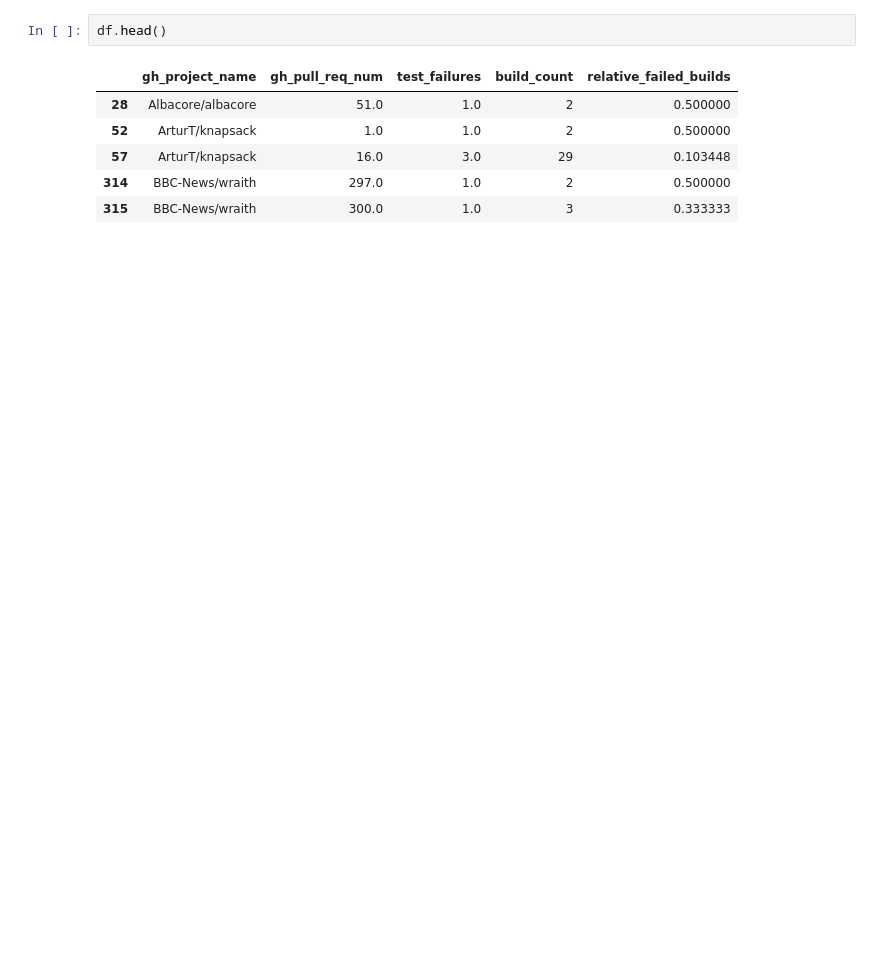
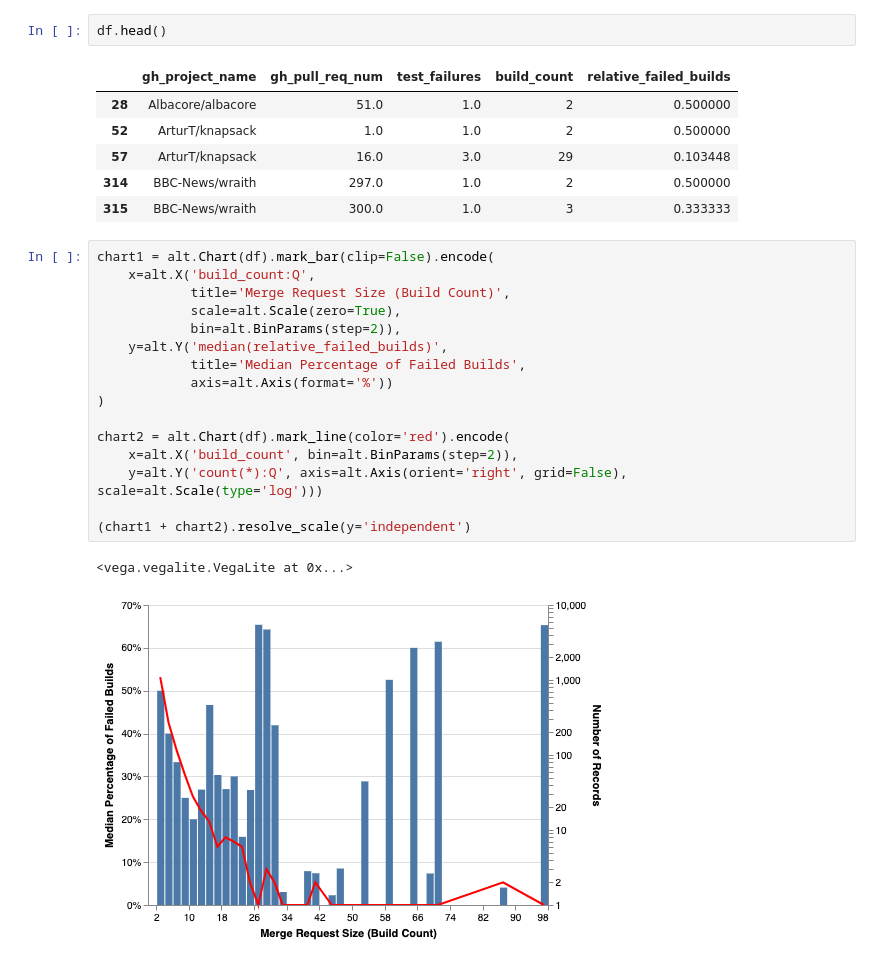
Before and after one commit to f4lco/testmining, a Jupyter notebook: notebook/Pull Requests.ipynb, the cells around one changed output. Cells and saved outputs as stored; diff of their text form; blank space fills up the shorter version.

```diff
--- a/notebook/Pull Requests.ipynb
+++ b/notebook/Pull Requests.ipynb
@@ -140,3 +140,22 @@ df.head()
 | 57 | ArturT/knapsack | 16.0 | 3.0 | 29 | 0.103448 |
 | 314 | BBC-News/wraith | 297.0 | 1.0 | 2 | 0.500000 |
 | 315 | BBC-News/wraith | 300.0 | 1.0 | 3 | 0.333333 |
+# %%
+chart1 = alt.Chart(df).mark_bar(clip=False).encode(
+    x=alt.X('build_count:Q',
+            title='Merge Request Size (Build Count)',
+            scale=alt.Scale(zero=True),
+            bin=alt.BinParams(step=2)),
+    y=alt.Y('median(relative_failed_builds)',
+            title='Median Percentage of Failed Builds',
+            axis=alt.Axis(format='%'))
+)
+
+chart2 = alt.Chart(df).mark_line(color='red').encode(
+    x=alt.X('build_count', bin=alt.BinParams(step=2)),
+    y=alt.Y('count(*):Q', axis=alt.Axis(orient='right', grid=False), scale=alt.Scale(type='log')))
+
+(chart1 + chart2).resolve_scale(y='independent')
+# %% [output]
+<vega.vegalite.VegaLite at 0x...>
+[figure, added]
```
Also changed, not shown: parts of 2 cells of this notebook.
